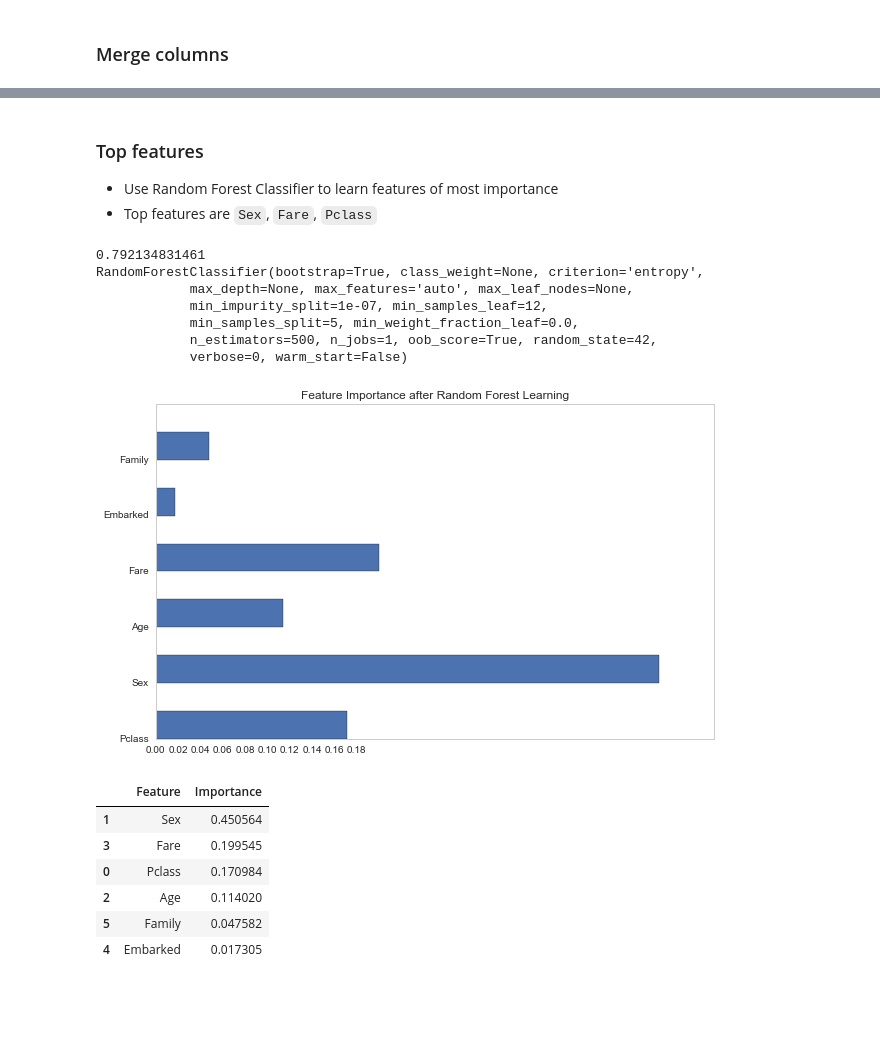
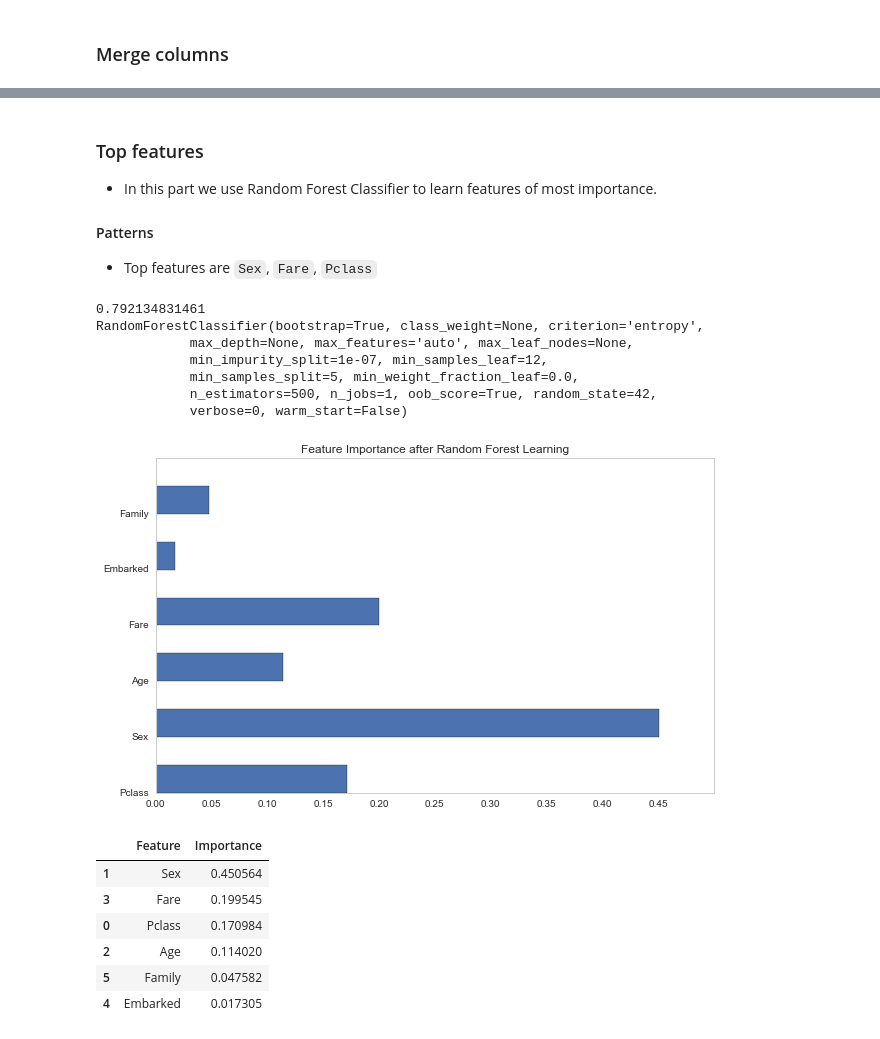
Before and after one commit to Trgovec/Udacity-Data-Analyst-Nanodegree, a Jupyter notebook: projects/investigate_dataset/investigate_dataset.ipynb, the cells around one changed output, grey strips where cells are left out. Saved outputs shown, nothing was run; the diff lists cells and outputs as text; code cells hidden in the pictures; blank space fills up the shorter version.

```diff
--- a/projects/investigate_dataset/investigate_dataset.ipynb
+++ b/projects/investigate_dataset/investigate_dataset.ipynb
@@ -268,6 +251,8 @@ Features ['Pclass' 'Sex' 'Age' 'Fare' 'Embarked' 'Family']
 # %% [markdown]
 ### Top features
-- Use Random Forest Classifier to learn features of most importance
+- In this part we use Random Forest Classifier to learn features of most importance.
+
+#### Patterns
 - Top features are `Sex`, `Fare`, `Pclass`
 # %%
 from sklearn.ensemble import RandomForestClassifier
@@ -313,13 +298,13 @@ RandomForestClassifier(bootstrap=True, class_weight=None, criterion='entropy',
 # %%
 # Feature Importance
 plt.figure(figsize=(10,6))
 plt.title("Feature Importance after Random Forest Learning")
 plt.barh(np.arange(X_train.columns.shape[0]), clf_rfc1.feature_importances_, 0.5)
 plt.yticks(np.arange(X_train.columns.shape[0]), X_train.columns)
 plt.grid()
-plt.xticks(np.arange(0,0.2,0.02));
+plt.xticks(np.arange(0,0.5,0.05));
 # %% [output]
-[figure, old version]
+[figure, new version]
 # %%
 features = pd.DataFrame({'Importance': pd.Series(clf_rfc1.feature_importances_, dtype=np.float),
                          'Feature': pd.Series(X_train.columns.values)})
```
Also changed, not shown: parts of 19 cells of this notebook, 2 other files.
